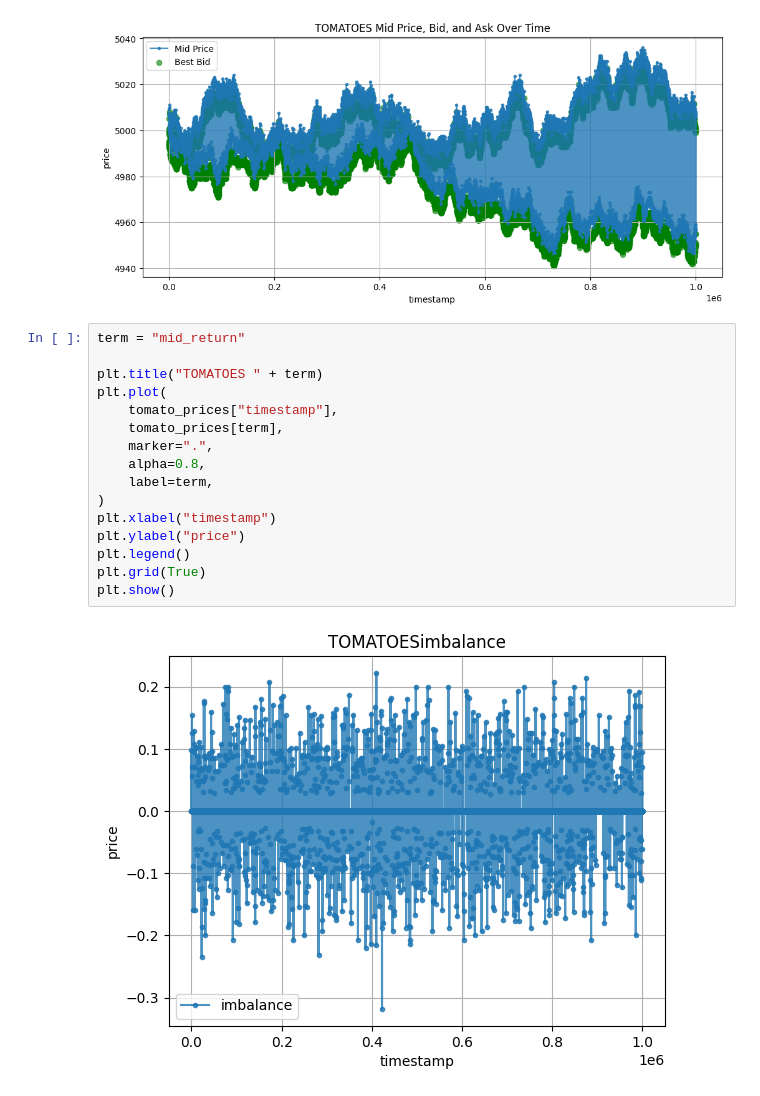
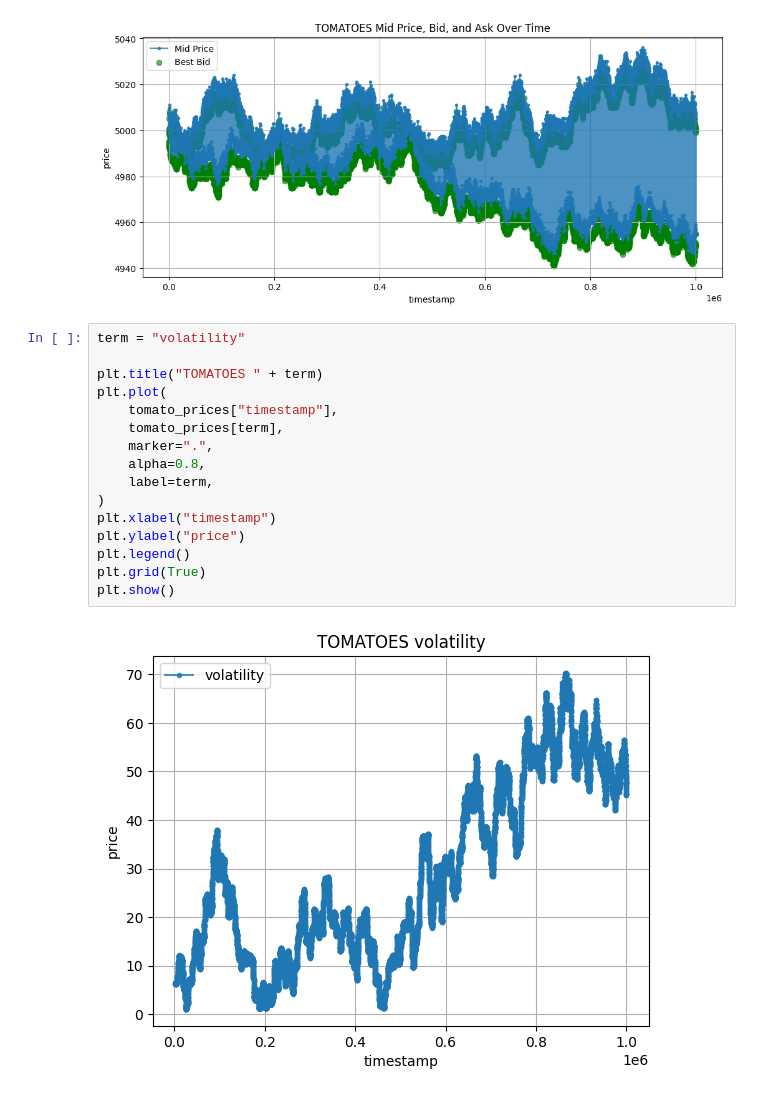
Before and after one commit to dzhan111/imc-prosperity, a Jupyter notebook: tomatoes.ipynb, the cells around one changed output. Cells and saved outputs as stored; diff of their text form.

```diff
--- a/tomatoes.ipynb
+++ b/tomatoes.ipynb
@@ -160,20 +160,20 @@ plt.show()
 # %% [output]
 [figure]
 # %%
-term = "mid_return"
+term = "volatility"
 
 plt.title("TOMATOES " + term)
 plt.plot(
     tomato_prices["timestamp"],
     tomato_prices[term],
     marker=".",
     alpha=0.8,
     label=term,
 )
 plt.xlabel("timestamp")
 plt.ylabel("price")
 plt.legend()
 plt.grid(True)
 plt.show()
 # %% [output]
-[figure, old version]
+[figure, new version]
```
Also changed, not shown: 57 other files.
